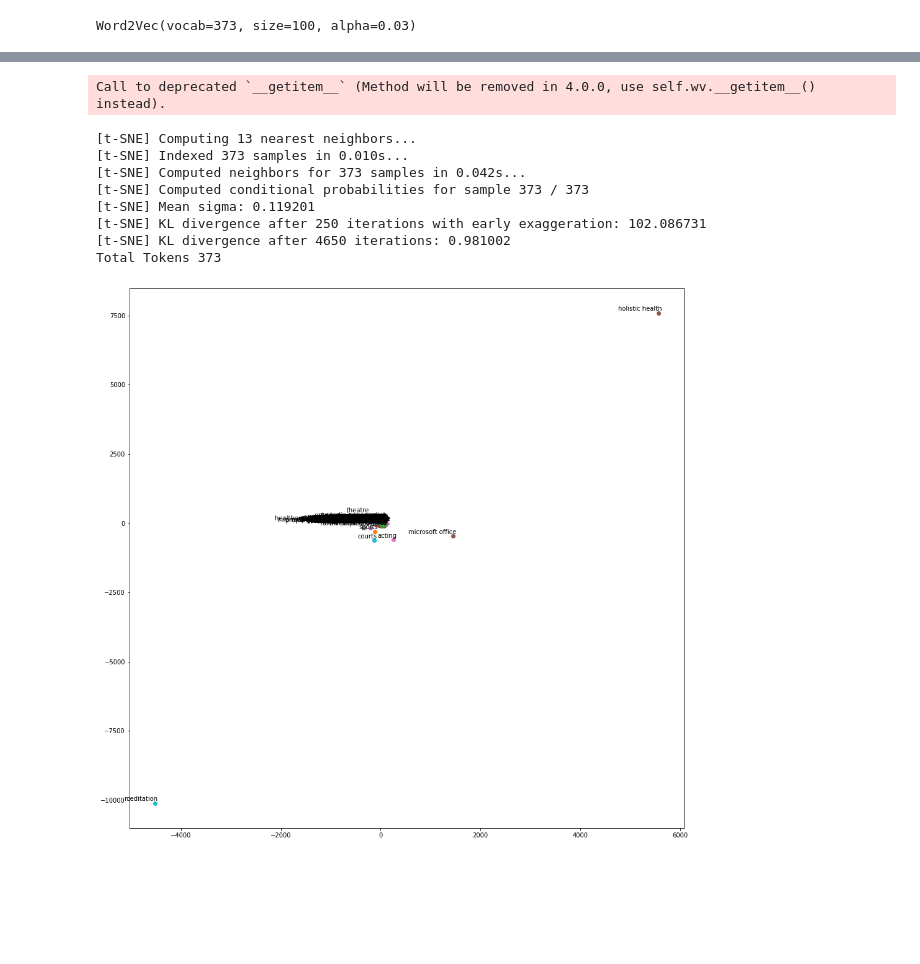
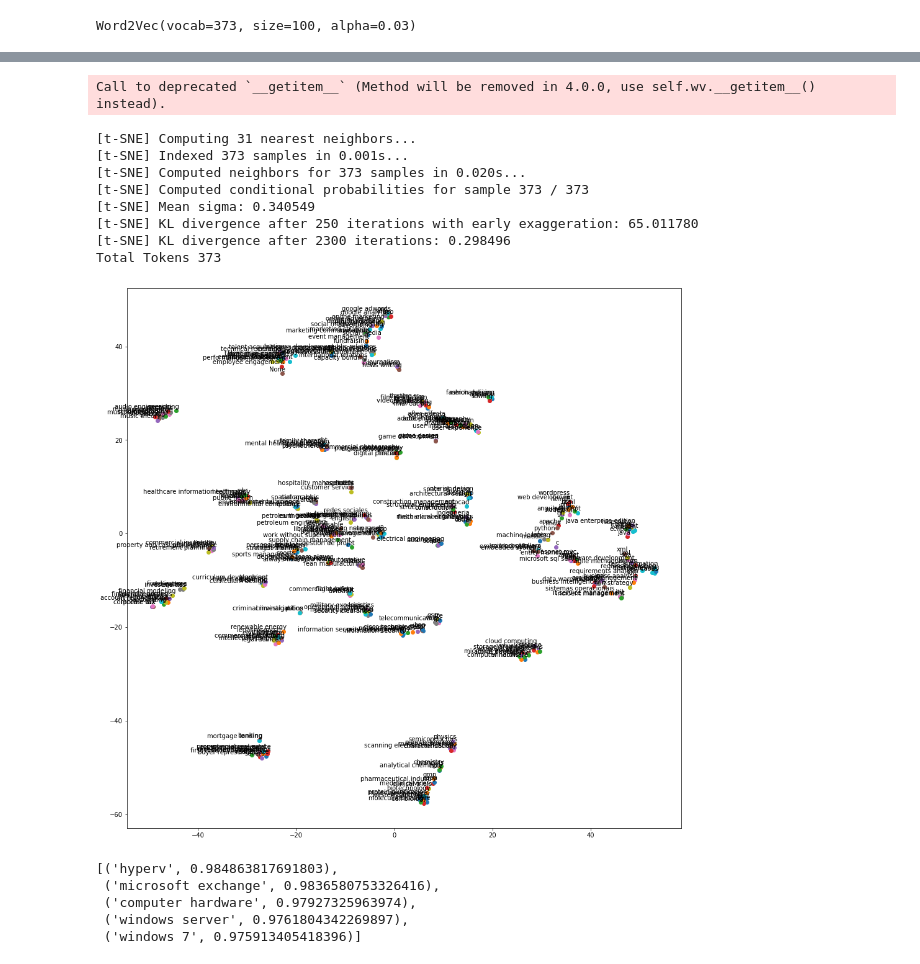
Before and after one commit to raminetinati/Knowledge-Graph, a Jupyter notebook: src/0_IKG_Data Exploration.ipynb, the cells around one changed output, grey strips where cells are left out. Saved outputs shown, nothing was run; the diff lists cells and outputs as text; code cells hidden in the pictures; blank space fills up the shorter version.

```diff
--- a/src/0_IKG_Data Exploration.ipynb
+++ b/src/0_IKG_Data Exploration.ipynb
@@ -286,43 +291,42 @@ def evaluate_model_results(model):
 
 
     #cheapest way to find maximum number of vectors to generate our TSNE representations
-
-    tsne = TSNE(perplexity=4, n_components=3, init='pca', n_iter=10000, verbose=1)
+    tsne = TSNE(perplexity=10, n_components=2, init='pca', n_iter=10000, verbose=1)
 
     new_values = tsne.fit_transform(tokens)
 
     x = []
     y = []
     for value in new_values:
         x.append(value[0])
         y.append(value[1])
 
     print('Total Tokens {}'.format(len(labels)))
 
     plt.figure(figsize=(16, 16))
 
     for i in range(len(x)):
         plt.scatter(x[i],y[i])
         plt.annotate(labels[i],
                      xy=(x[i], y[i]),
                      xytext=(5, 2),
                      textcoords='offset points',
                      ha='right',
                      va='bottom')
     plt.show()
 
 
 #     return two_d_embeddings, labels
 
 evaluate_model_results(w2v_model)
 # %% [output]
 Call to deprecated `__getitem__` (Method will be removed in 4.0.0, use self.wv.__getitem__() instead).
-[t-SNE] Computing 13 nearest neighbors...
-[t-SNE] Indexed 373 samples in 0.010s...
-[t-SNE] Computed neighbors for 373 samples in 0.042s...
+[t-SNE] Computing 31 nearest neighbors...
+[t-SNE] Indexed 373 samples in 0.001s...
+[t-SNE] Computed neighbors for 373 samples in 0.020s...
 [t-SNE] Computed conditional probabilities for sample 373 / 373
-[t-SNE] Mean sigma: 0.119201
-[t-SNE] KL divergence after 250 iterations with early exaggeration: 102.086731
-[t-SNE] KL divergence after 4650 iterations: 0.981002
+[t-SNE] Mean sigma: 0.340549
+[t-SNE] KL divergence after 250 iterations with early exaggeration: 65.011780
+[t-SNE] KL divergence after 2300 iterations: 0.298496
 Total Tokens 373
-[figure, old version]
+[figure, new version]
@@ -330,0 +333,12 @@ def w2v_calc_similarity(vector)
+# %%
+def w2v_calc_similarity(model, skill, topk):
+
+    return model.wv.most_similar(skill)[:topk]
+
+w2v_calc_similarity(w2v_model, 'active directory', 5)
+# %% [output]
+[('hyperv', 0.984863817691803),
+ ('microsoft exchange', 0.9836580753326416),
+ ('computer hardware', 0.97927325963974),
+ ('windows server', 0.9761804342269897),
+ ('windows 7', 0.975913405418396)]
```
Also changed, not shown: parts of 5 cells of this notebook.
